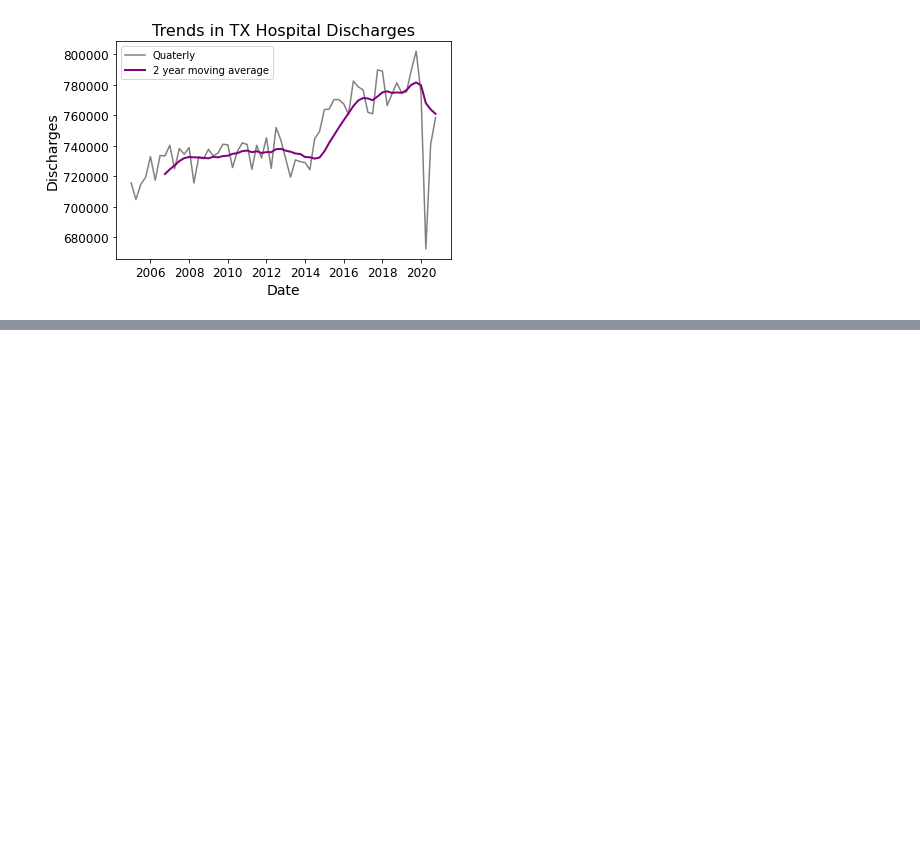
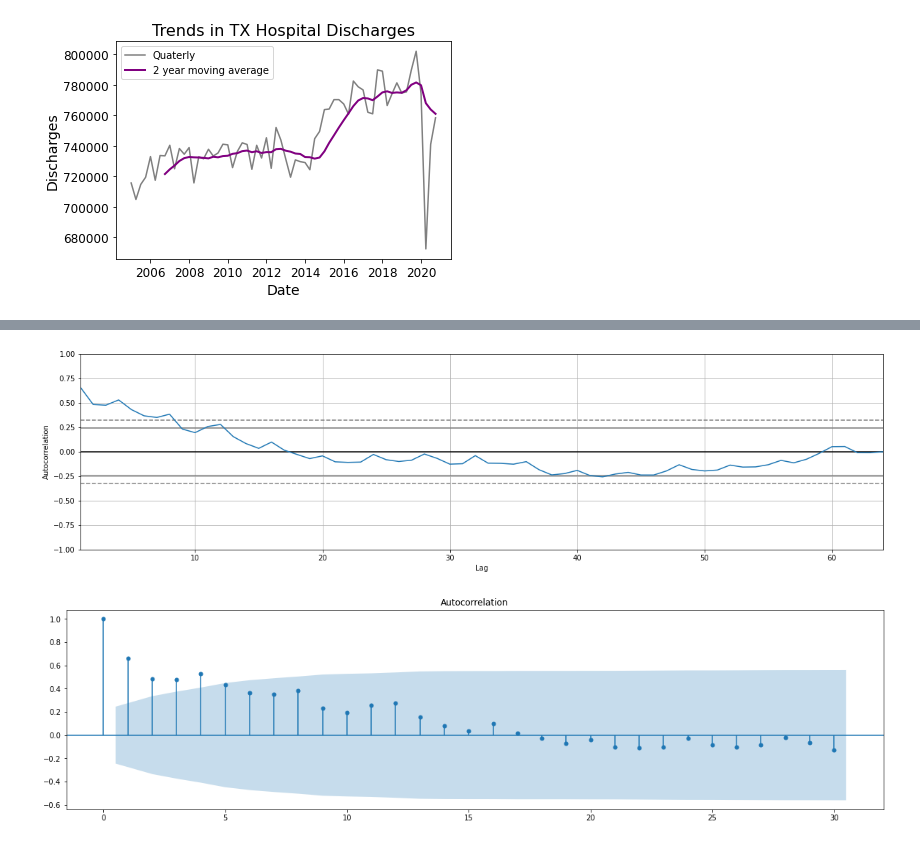
Before and after one commit to cyborgsage/hospitals_in_tx, a Jupyter notebook: tx_hospital_timeseries.ipynb, the cells around one changed output, grey strips where cells are left out. Cells and saved outputs as stored; diff of their text form; code cells hidden in the pictures; blank space fills up the shorter version.

```diff
--- a/tx_hospital_timeseries.ipynb
+++ b/tx_hospital_timeseries.ipynb
@@ -30,0 +104,11 @@ ax.set_title('Trends in TX Hospital Discharges', fontsize=16);
+# %%
+#ACF using plotting
+plt.figure(figsize=(20, 5))
+pd.plotting.autocorrelation_plot(df);
+
+# ACF for MA term
+rcParams['figure.figsize'] = 20, 5
+plot_acf(df, lags=30, alpha=0.05);
+# %% [output]
+[figure, added]
+[figure, added]
```
Also changed, not shown: parts of 40 cells of this notebook, 6 other files.
